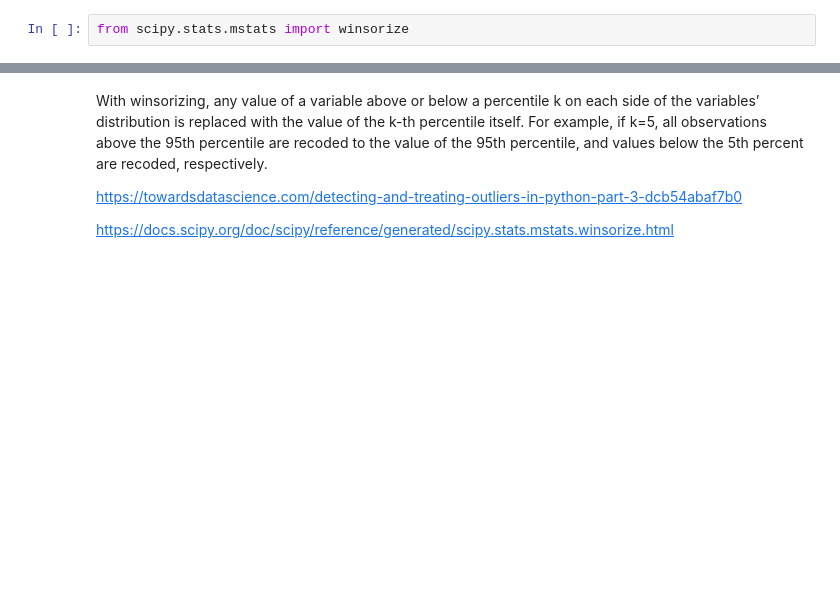
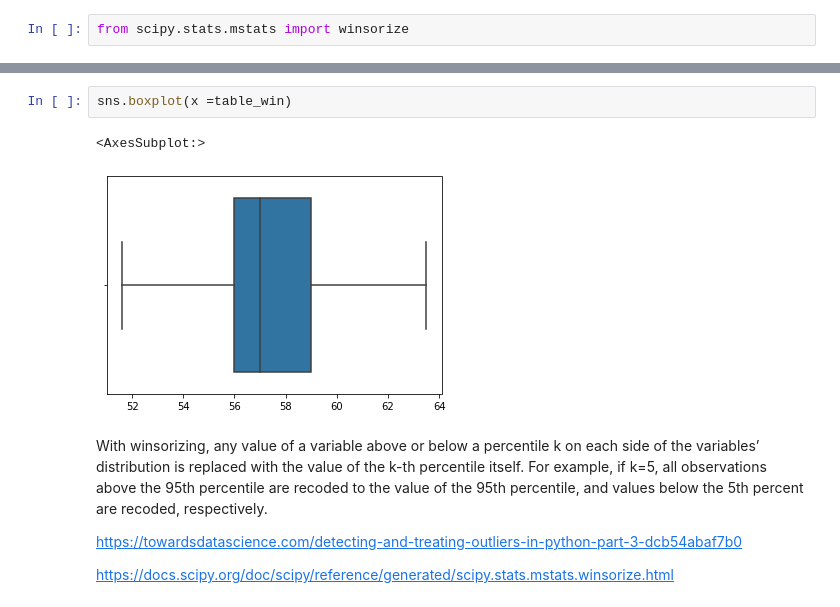
Before and after one commit to bulent-1111/Data_Science, a Jupyter notebook: Pandas/DAwPy_S6_(Handling_Missing_Values,_Outliers)_Emty.ipynb, the cells around one changed output, grey strips where cells are left out. Cells and saved outputs as stored; diff of their text form; blank space fills up the shorter version.

```diff
--- a/Pandas/DAwPy_S6_(Handling_Missing_Values,_Outliers)_Emty.ipynb
+++ b/Pandas/DAwPy_S6_(Handling_Missing_Values,_Outliers)_Emty.ipynb
@@ -1450,3 +1494,8 @@ from scipy.stats.mstats import winsorize
+# %%
+sns.boxplot(x =table_win)
+# %% [output]
+<AxesSubplot:>
+[figure, added]
 # %% [markdown]
 With winsorizing, any value of a variable above or below a percentile k on each side of the variables’ distribution is replaced with the value of the k-th percentile itself. For example, if k=5, all observations above the 95th percentile are recoded to the value of the 95th percentile, and values below the 5th percent are recoded, respectively.
 
```
Also changed, not shown: parts of 6 cells of this notebook.
